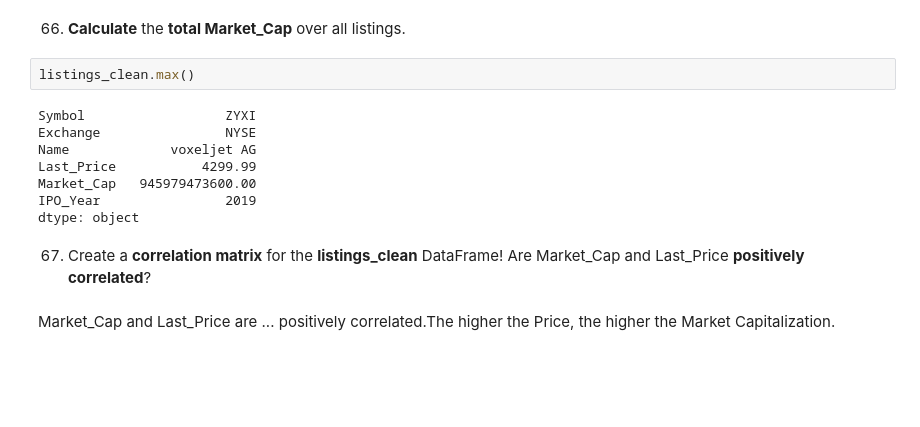
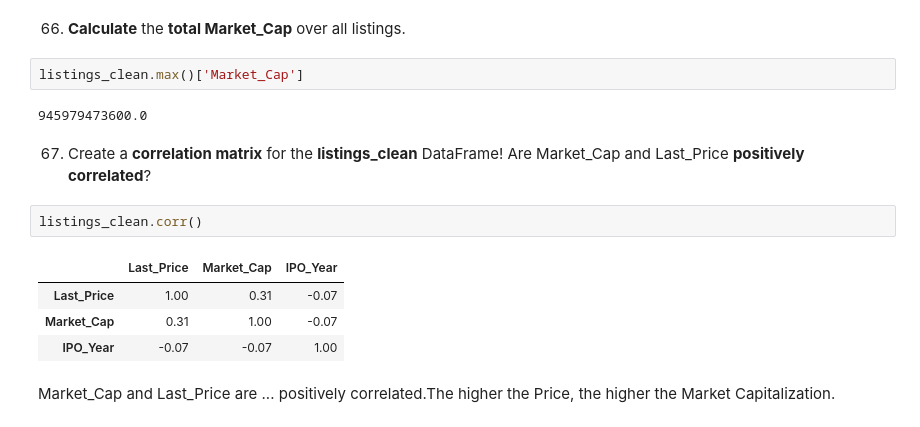
Before and after one commit to Deepa-Nav/DataAnalysis_Panda_MatPlotLib-main, a Jupyter notebook: Finance_Data_Exc/PART_I_Pandas_Basics/Exercise_06.ipynb, the cells around one changed output. Saved outputs shown, nothing was run; the diff lists cells and outputs as text; blank space fills up the shorter version.

```diff
--- a/Finance_Data_Exc/PART_I_Pandas_Basics/Exercise_06.ipynb
+++ b/Finance_Data_Exc/PART_I_Pandas_Basics/Exercise_06.ipynb
@@ -393,17 +393,18 @@ The (alphabetically) last Symbol is ... ZYXI!
 # %% [markdown]
 66. __Calculate__ the __total Market_Cap__ over all listings.
 # %%
-listings_clean.max()
+listings_clean.max()['Market_Cap']
 # %% [output]
-Symbol                  ZYXI
-Exchange                NYSE
-Name             voxeljet AG
-Last_Price           4299.99
-Market_Cap   945979473600.00
-IPO_Year                2019
-dtype: object
+945979473600.0
 # %% [markdown]
 67. Create a __correlation matrix__ for the __listings_clean__ DataFrame! Are Market_Cap and Last_Price __positively correlated__?
+# %%
+listings_clean.corr()
+# %% [output]
+|  | Last_Price | Market_Cap | IPO_Year |
+| Last_Price | 1.00 | 0.31 | -0.07 |
+| Market_Cap | 0.31 | 1.00 | -0.07 |
+| IPO_Year | -0.07 | -0.07 | 1.00 |
 # %% [markdown]
 Market_Cap and Last_Price are ... positively correlated.The higher the Price, the higher the Market Capitalization.
 # %% [markdown]
```
Also changed, not shown: parts of 1 cell of this notebook.
